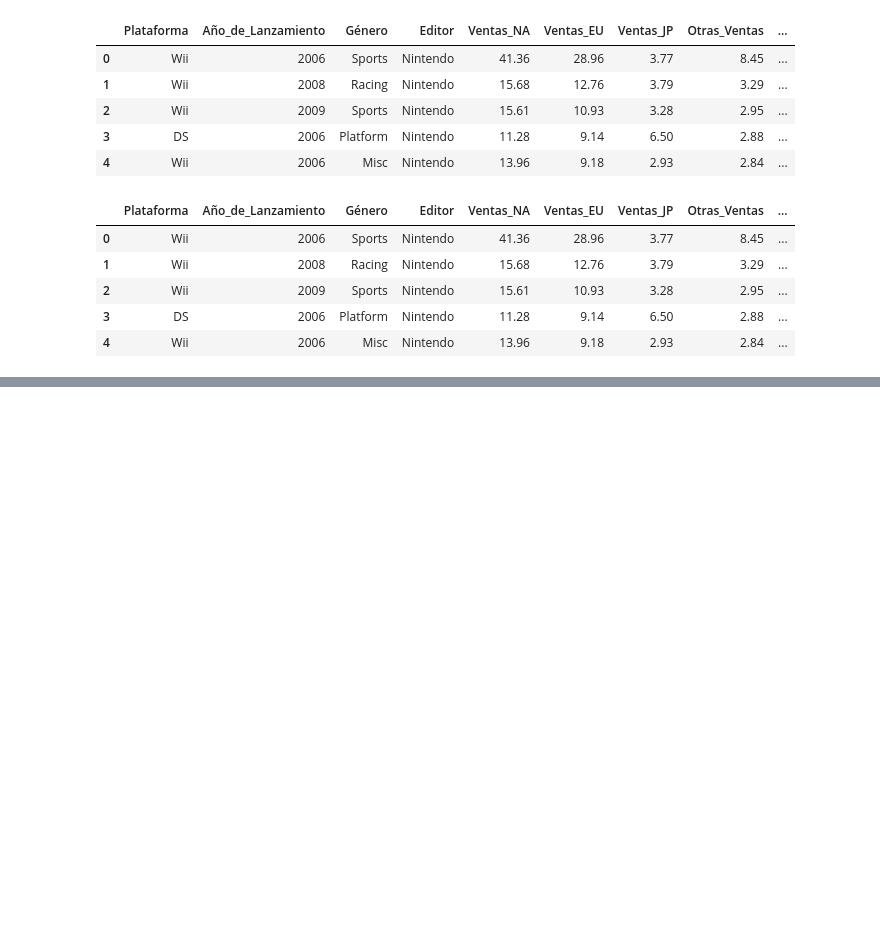
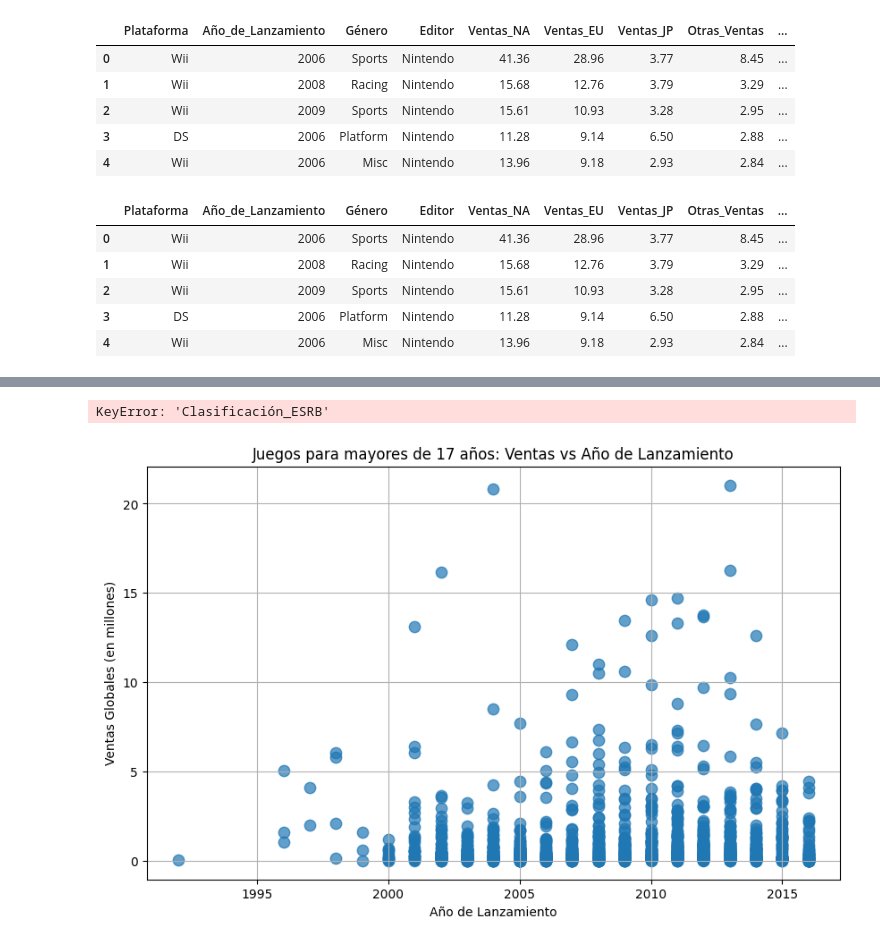
Before and after one commit to Eduardo2828/Notebook-consolas, a Jupyter notebook: Untitled.ipynb, the cells around one changed output, grey strips where cells are left out. Cells and saved outputs as stored; diff of their text form; code cells hidden in the pictures; blank space fills up the shorter version.

```diff
--- a/Untitled.ipynb
+++ b/Untitled.ipynb
@@ -635,0 +806,62 @@ df.to_csv("consoles2_es.csv", index=False)
+# %%
+import pandas as pd
+import matplotlib.pyplot as plt
+
+# ===============================
+# 1️⃣ Cargar el archivo CSV
+# ===============================
+df = pd.read_csv("consoles.csv")
+
+# ===============================
+# 2️⃣ Filtrar juegos para mayores de 17 años
+# ===============================
+juegos_mayores_17 = df[df["Clasificación_ESRB"].str.contains("17", case=False, na=False)]
+
+# ===============================
+# 3️⃣ Crear gráfico de dispersión
+# ===============================
+plt.figure(figsize=(10, 6))
+plt.scatter(
+    juegos_mayores_17["Año_de_Lanzamiento"],
+    juegos_mayores_17["Ventas_Globales"],
+    alpha=0.7,
+    s=80
+)
+plt.title("Juegos para mayores de 17 años: Ventas vs Año de Lanzamiento")
+plt.xlabel("Año de Lanzamiento")
+plt.ylabel("Ventas Globales (en millones)")
+plt.grid(True)
+plt.show()
+# %% [output]
+KeyError: 'Clasificación_ESRB'
+# %%
+import pandas as pd
+import matplotlib.pyplot as plt
+
+# ===============================
+# 1️⃣ Cargar el archivo CSV
+# ===============================
+df = pd.read_csv("consoles3.csv")
+
+# ===============================
+# 2️⃣ Filtrar juegos para mayores de 17 años
+# ===============================
+juegos_mayores_17 = df[df["Clasificación_ESRB"].str.contains("17", case=False, na=False)]
+
+# ===============================
+# 3️⃣ Crear gráfico de dispersión
+# ===============================
+plt.figure(figsize=(10, 6))
+plt.scatter(
+    juegos_mayores_17["Año_de_Lanzamiento"],
+    juegos_mayores_17["Ventas_Globales"],
+    alpha=0.7,
+    s=80
+)
+plt.title("Juegos para mayores de 17 años: Ventas vs Año de Lanzamiento")
+plt.xlabel("Año de Lanzamiento")
+plt.ylabel("Ventas Globales (en millones)")
+plt.grid(True)
+plt.show()
+# %% [output]
+[figure, added]
```
Also changed, not shown: parts of 8 cells of this notebook.
